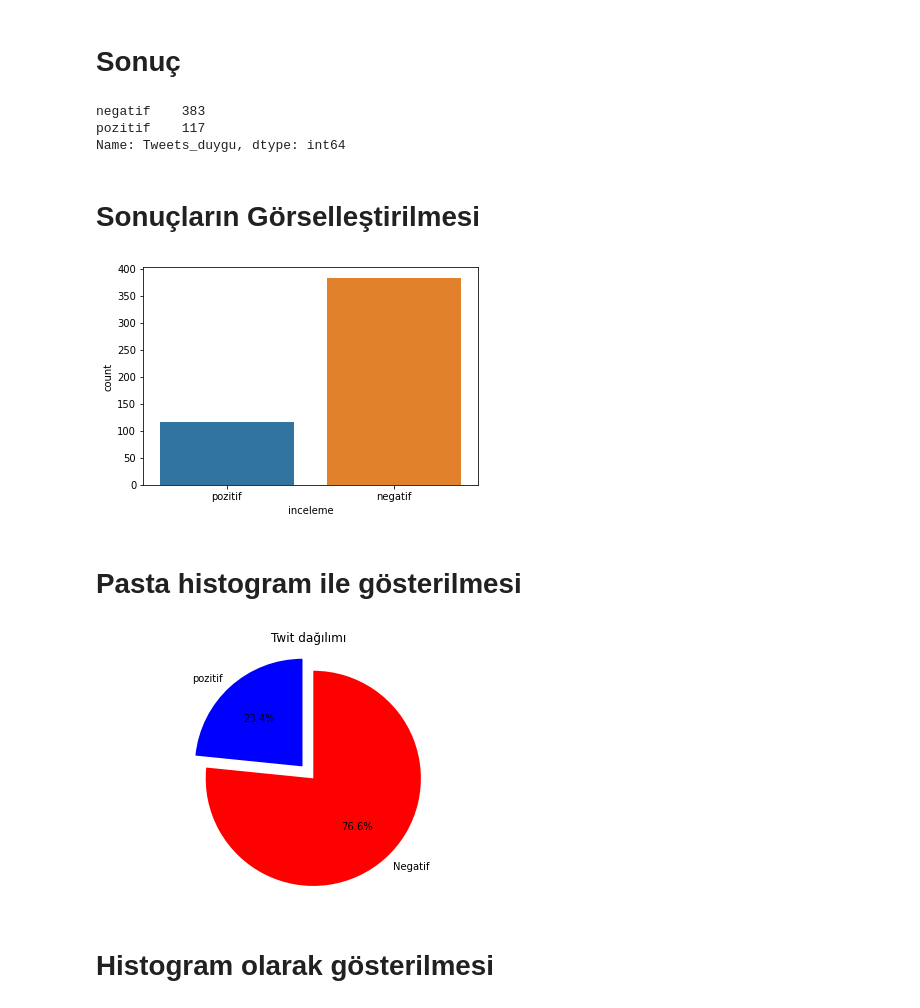
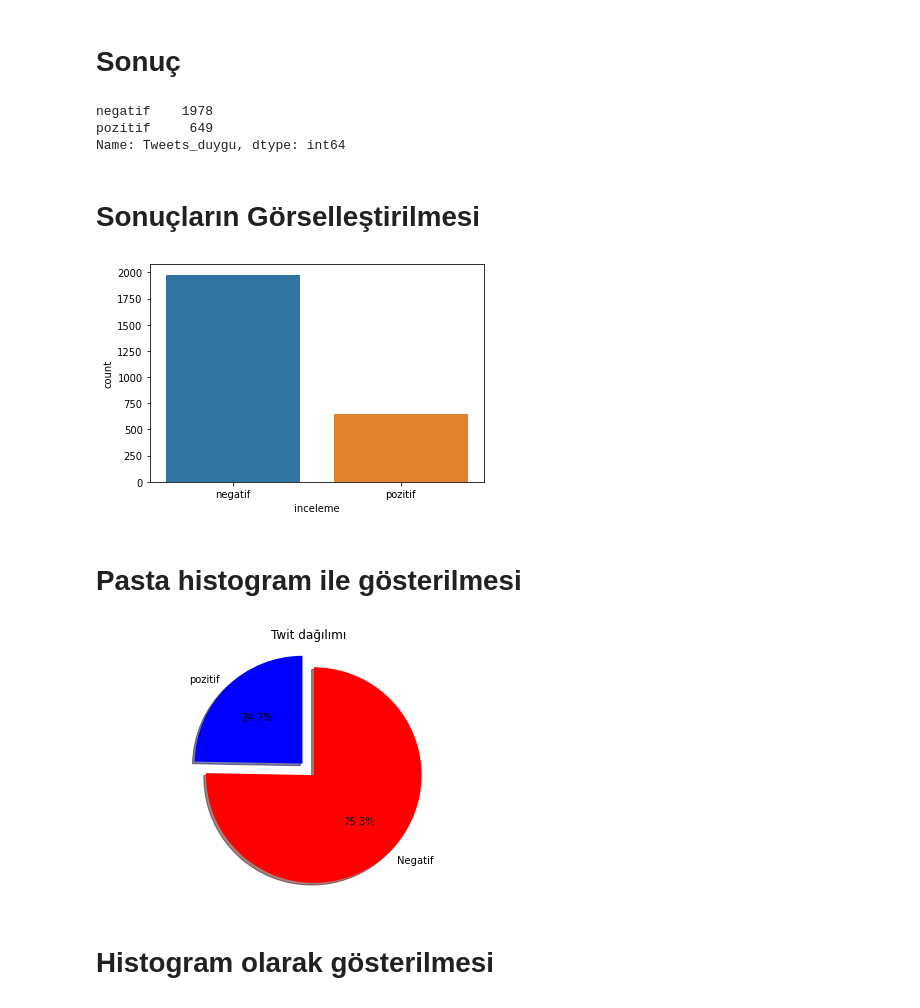
Before and after one commit to alperbayram/Duygu_Analizi_ve_Metin_Siniflandirma, a Jupyter notebook: Twitter_Sentiment_Analysis_and_Text_classification_project.ipynb, the cells around one changed output. Saved outputs shown, nothing was run; the diff lists cells and outputs as text; code cells hidden in the pictures.

```diff
--- a/Twitter_Sentiment_Analysis_and_Text_classification_project.ipynb
+++ b/Twitter_Sentiment_Analysis_and_Text_classification_project.ipynb
@@ -172,10 +168,10 @@ memory usage: 4.0+ KB
 # Tweetlerin Temizlenmesi
 # %%
 #noktalama işaretleri
-df_Tweetsler["tweet"] = df_Tweetsler["tweet"].str.replace('[^\w\s]','')
+df_Tweets["tweet"] = df_Tweets["tweet"].str.replace('[^\w\s]','')
 # #sayılar
-df_Tweetsler["tweet"]= df_Tweetsler["tweet"].str.replace('\d','')
+df_Tweets["tweet"]= df_Tweets["tweet"].str.replace('\d','')
 # df_Tweetler["Tweets"]= df_Tweetler["Tweets"].str.replace('(?:\@|http?\://|https?\://|www\S+)','')
-df_Tweetsler["tweet"]= df_Tweetsler["tweet"].str.replace('@[A-Za-z0-9]+','')
-df_Tweetsler["tweet"] =df_Tweetsler["tweet"].str.replace('http\S+','')
+df_Tweets["tweet"]= df_Tweets["tweet"].str.replace('@[A-Za-z0-9]+','')
+df_Tweets["tweet"] =df_Tweets["tweet"].str.replace('http\S+','')
 # %%
@@ -256,12 +247,12 @@ Twit sayısı : 500
 # %%
-Tweet = list(df_Tweetsler['tweet'])
+Tweet = list(df_Tweets['tweet'])
 #Tweet
 # %% [markdown]
 # **Tweeetlerin tek tek gezilmesi ve sonuçların ve scorun boş diziye aktarılması**
 # %%
 d= list()
 k= list()
-for i in range(orders):
+for i in range(TweetSayisi):
                     c= analysis(Tweet[i])
                     #a = c[0]['label']
                     a = code_to_label[c[0]['label']]
@@ -292,0 +265,4 @@ Name: Tweets_duygu, Length: 500, dtype: object
+# %%
+d
+df_Tweets["Tweets_duygu"]= pd.DataFrame(d)
+#df_Tweets["Tweets_duygu_score"]= pd.DataFrame(k)
@@ -293,26 +285,26 @@ Name: Tweets_duygu, Length: 500, dtype: object
 # %% [markdown]
 # **Sonuç**
 # %%
-df_Tweetsler['Tweets_duygu'].value_counts()
+df_Tweets['Tweets_duygu'].value_counts()
 # %% [output]
-negatif    383
-pozitif    117
+negatif    1978
+pozitif     649
 Name: Tweets_duygu, dtype: int64
 # %% [markdown]
 # **Sonuçların Görselleştirilmesi**
 # %%
-sns.countplot(df_Tweetsler.Tweets_duygu)
+sns.countplot(df_Tweets.Tweets_duygu)
 plt.xlabel('inceleme');
 # %% [output]
-[figure, old version]
+[figure, new version]
 # %% [markdown]
 # **Pasta histogram ile gösterilmesi**
 # %%
 
-pozitif = (df_Tweetsler['Tweets_duygu'] == 'pozitif').sum()
-negatif = (df_Tweetsler['Tweets_duygu'] == 'negatif').sum()
+pozitif = (df_Tweets['Tweets_duygu'] == 'pozitif').sum()
+negatif = (df_Tweets['Tweets_duygu'] == 'negatif').sum()
 
-# put them into a list called proportions
+
 proportions = [pozitif, negatif]
 
 # Create a pie chart
@@ -324,7 +316,7 @@ plt.pie(
     labels = ['pozitif', 'Negatif'],
 
     # with no shadows
-    shadow = False,
+    shadow =0.9,
 
     # with colors
     colors = ['blue','red'],
@@ -349,7 +341,7 @@ plt.title("Twit dağılımı")
 plt.tight_layout()
 plt.show()
 # %% [output]
-[figure, old version]
+[figure, new version]
 # %% [markdown]
 # **Histogram olarak gösterilmesi**
 # %%
```
Also changed, not shown: parts of 43 cells of this notebook.
